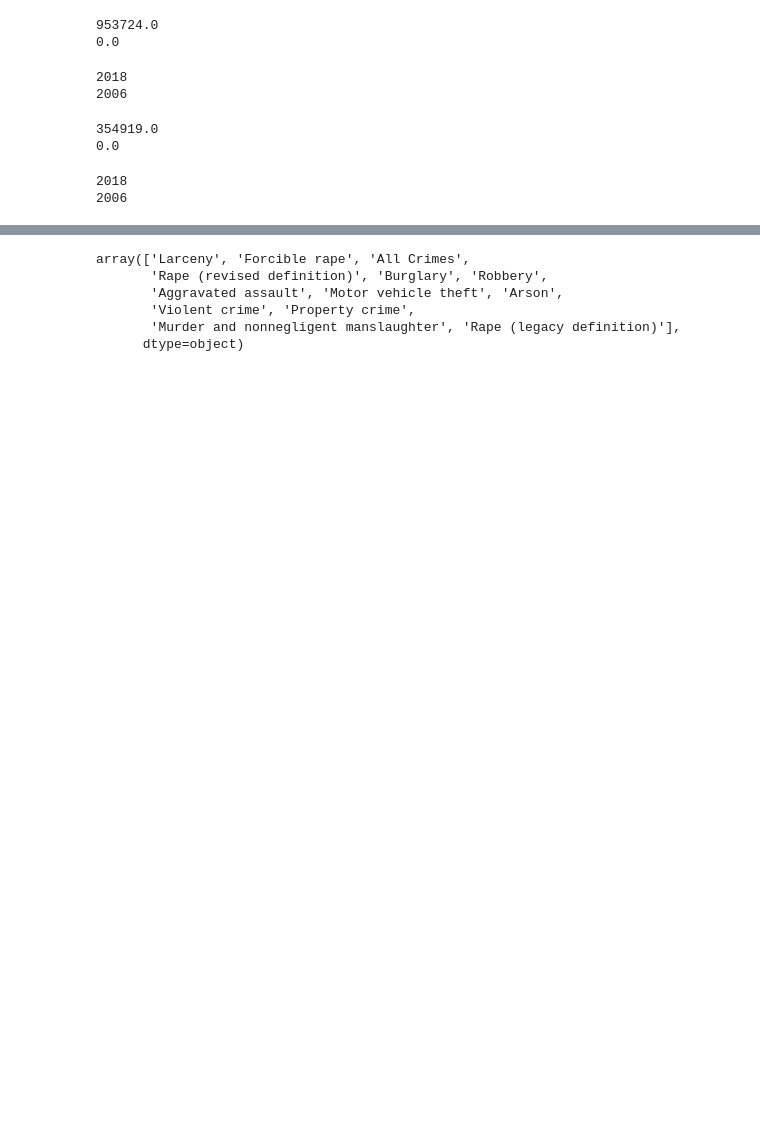
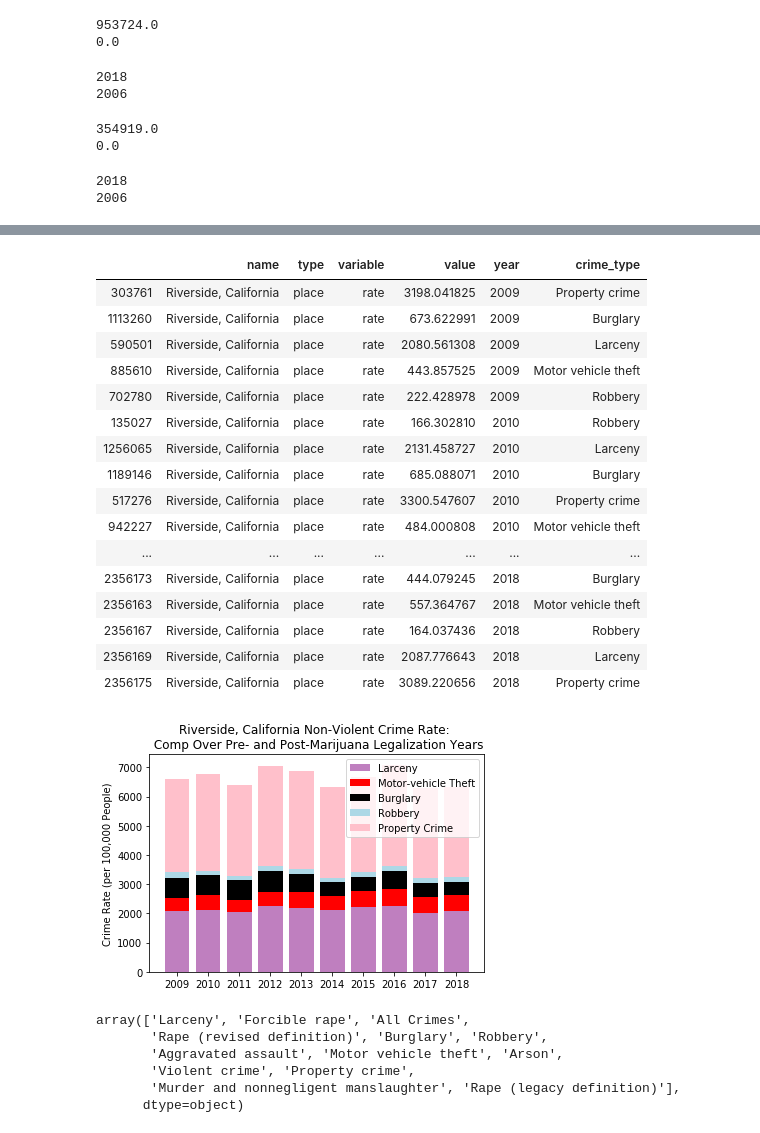
Before and after one commit to rose-gonoud/project1, a Jupyter notebook: Riverside_and_Fortworth.py.ipynb, the cells around one changed output, grey strips where cells are left out. Cells and saved outputs as stored; diff of their text form; code cells hidden in the pictures; blank space fills up the shorter version.

```diff
--- a/Riverside_and_Fortworth.py.ipynb
+++ b/Riverside_and_Fortworth.py.ipynb
@@ -143,3 +193,71 @@ RiversidecrimeRates
+# %%
+# Non-violent crime categorization for NY starts here:
+# create non-violent crimes list
+nonVcrime = ["Motor vehicle theft", "Larceny", "Burglary", "Robbery", "Property crime"]
+
+# restricting new DataFrame to non-violent crimes in above list:
+RiversidecrimeRatesNonViolent = RiversidecrimeRates.loc[RiversidecrimeRates["crime_type"].isin(nonVcrime)]
+RiversidecrimeRatesNonViolent = RiversidecrimeRatesNonViolent.drop_duplicates()
+RiversidecrimeRatesNonViolentYears = RiversidecrimeRatesNonViolent.loc[RiversidecrimeRatesNonViolent["year"].isin(years)]
+
+# drop extraneous columns
+RiversidecrimeRatesNVComparison = RiversidecrimeRatesNonViolentYears.drop(columns=["key", "id", "place_name"])
+# sort year in ascending order
+RiversidecrimeRatesNVComparison = RiversidecrimeRatesNVComparison.sort_values(['year'], ascending=[True])
+
+# Create seperate dataframes for each type of crime:
+Riversidelarceny = RiversidecrimeRatesNVComparison.loc[RiversidecrimeRatesNVComparison["crime_type"] == "Larceny"]
+# set the index of each dataframe to the year
+Riversidelarceny = Riversidelarceny.set_index(["year"])
+
+Riversidemotor = RiversidecrimeRatesNVComparison.loc[RiversidecrimeRatesNVComparison["crime_type"] == "Motor vehicle theft"]
+Riversidemotor = Riversidemotor.set_index(["year"])
+
+Riversideburglary = RiversidecrimeRatesNVComparison.loc[RiversidecrimeRatesNVComparison["crime_type"] == "Burglary"]
+Riversideburglary = Riversideburglary.set_index(["year"])
+
+Riversiderobbery = RiversidecrimeRatesNVComparison.loc[RiversidecrimeRatesNVComparison["crime_type"] == "Robbery"]
+Riversiderobbery = Riversiderobbery.set_index(["year"])
+
+RiversidepropCrime = RiversidecrimeRatesNVComparison.loc[RiversidecrimeRatesNVComparison["crime_type"] == "Property crime"]
+RiversidepropCrime = RiversidepropCrime.set_index(["year"])
+
+# Create a stacked bar plot where each crime type is in a distinct color:
+
+# indices of each dataframe are the same size, can use arbitrary one for plot x-axis
+Riverside_x_axis = Riversidelarceny.index
+# each bar is a line here
+p1 = plt.bar(Riverside_x_axis, Riversidelarceny["value"], color='purple', alpha=0.5, align="center")
+p2 = plt.bar(Riverside_x_axis, Riversidemotor["value"].values, color='red', bottom=Riversidelarceny["value"].values)
+p3 = plt.bar(Riverside_x_axis, Riversideburglary["value"].values, color='black', bottom=(Riversidemotor["value"] + Riversidelarceny["value"]).values)
+p4 = plt.bar(Riverside_x_axis, Riversiderobbery["value"].values, color="#ADD8E6", bottom = (Riversidemotor["value"] + Riversidelarceny["value"] + Riversideburglary["value"]).values)
+p5 = plt.bar(Riverside_x_axis, RiversidepropCrime["value"].values, color='pink', bottom = (Riversidemotor["value"] + Riversidelarceny["value"] + Riversideburglary["value"] + Riversiderobbery["value"]).values)
+
+tick_locations = [value for value in Riverside_x_axis]
+plt.xticks(tick_locations, years)
+plt.title("Riverside, California Non-Violent Crime Rate: \n Comp Over Pre- and Post-Marijuana Legalization Years")
+plt.ylabel("Crime Rate (per 100,000 People)")
+plt.legend((p1[0], p2[0], p3[0], p4[0], p5[0]), ("Larceny", "Motor-vehicle Theft", "Burglary", "Robbery", "Property Crime"))
+RiversidecrimeRatesNVComparison
+# %% [output]
+|  | name | type | variable | value | year | crime_type |
+| 303761 | Riverside, California | place | rate | 3198.041825 | 2009 | Property crime |
+| 1113260 | Riverside, California | place | rate | 673.622991 | 2009 | Burglary |
+| 590501 | Riverside, California | place | rate | 2080.561308 | 2009 | Larceny |
+| 885610 | Riverside, California | place | rate | 443.857525 | 2009 | Motor vehicle theft |
+| 702780 | Riverside, California | place | rate | 222.428978 | 2009 | Robbery |
+| 135027 | Riverside, California | place | rate | 166.302810 | 2010 | Robbery |
+| 1256065 | Riverside, California | place | rate | 2131.458727 | 2010 | Larceny |
+| 1189146 | Riverside, California | place | rate | 685.088071 | 2010 | Burglary |
+| 517276 | Riverside, California | place | rate | 3300.547607 | 2010 | Property crime |
+| 942227 | Riverside, California | place | rate | 484.000808 | 2010 | Motor vehicle theft |
+| ... | ... | ... | ... | ... | ... | ... |
+| 2356173 | Riverside, California | place | rate | 444.079245 | 2018 | Burglary |
+| 2356163 | Riverside, California | place | rate | 557.364767 | 2018 | Motor vehicle theft |
+| 2356167 | Riverside, California | place | rate | 164.037436 | 2018 | Robbery |
+| 2356169 | Riverside, California | place | rate | 2087.776643 | 2018 | Larceny |
+| 2356175 | Riverside, California | place | rate | 3089.220656 | 2018 | Property crime |
+[figure, added]
 # %%
 crimeTypes = RiversidecrimeRates["crime_type"].unique()
 crimeTypes
```
Also changed, not shown: parts of 3 cells of this notebook.
